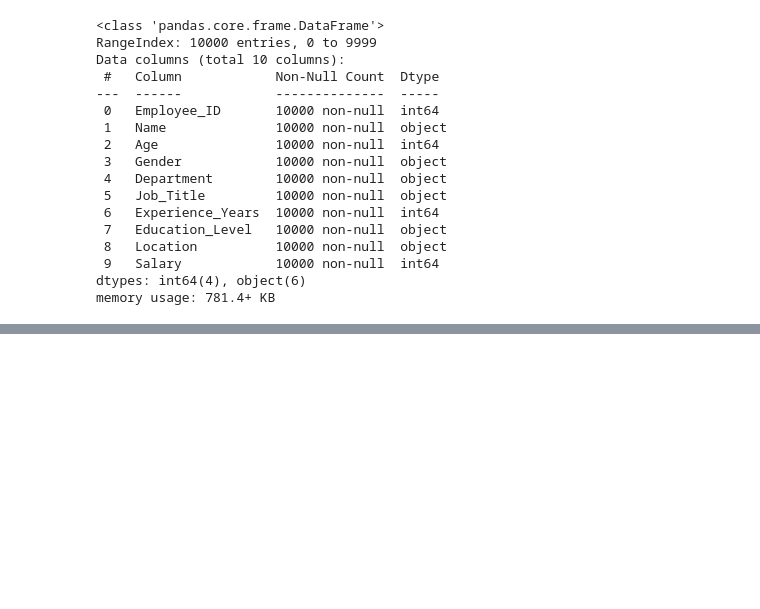
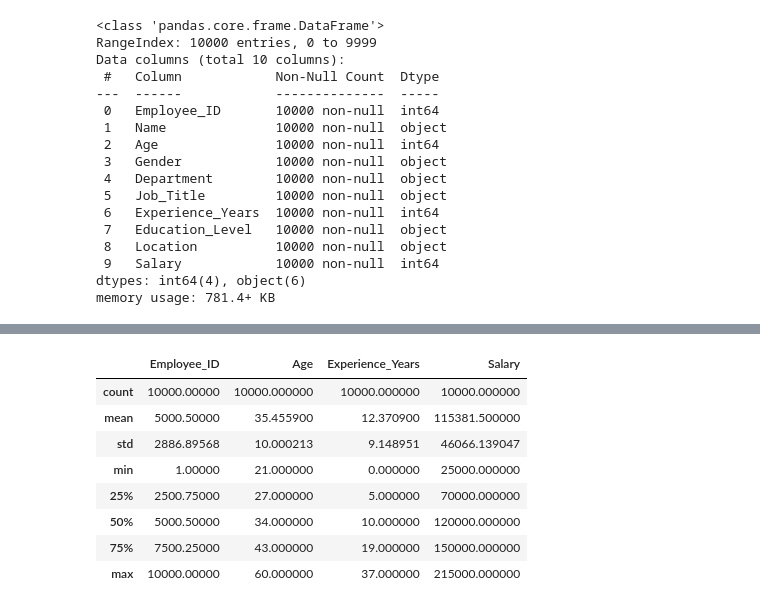
Before and after one commit to MboyaMeshack/Statistics-and-Data-Analysis, a Jupyter notebook: Data-Understanding.ipynb, the cells around one changed output, grey strips where cells are left out. Cells and saved outputs as stored; diff of their text form; code cells hidden in the pictures; blank space fills up the shorter version.

```diff
--- a/Data-Understanding.ipynb
+++ b/Data-Understanding.ipynb
@@ -98,0 +152,13 @@ memory usage: 781.4+ KB
+# %%
+# Explore Numerical Variables
+df.describe()
+# %% [output]
+|  | Employee_ID | Age | Experience_Years | Salary |
+| count | 10000.00000 | 10000.000000 | 10000.000000 | 10000.000000 |
+| mean | 5000.50000 | 35.455900 | 12.370900 | 115381.500000 |
+| std | 2886.89568 | 10.000213 | 9.148951 | 46066.139047 |
+| min | 1.00000 | 21.000000 | 0.000000 | 25000.000000 |
+| 25% | 2500.75000 | 27.000000 | 5.000000 | 70000.000000 |
+| 50% | 5000.50000 | 34.000000 | 10.000000 | 120000.000000 |
+| 75% | 7500.25000 | 43.000000 | 19.000000 | 150000.000000 |
+| max | 10000.00000 | 60.000000 | 37.000000 | 215000.000000 |
```
Also changed, not shown: parts of 8 cells of this notebook.
